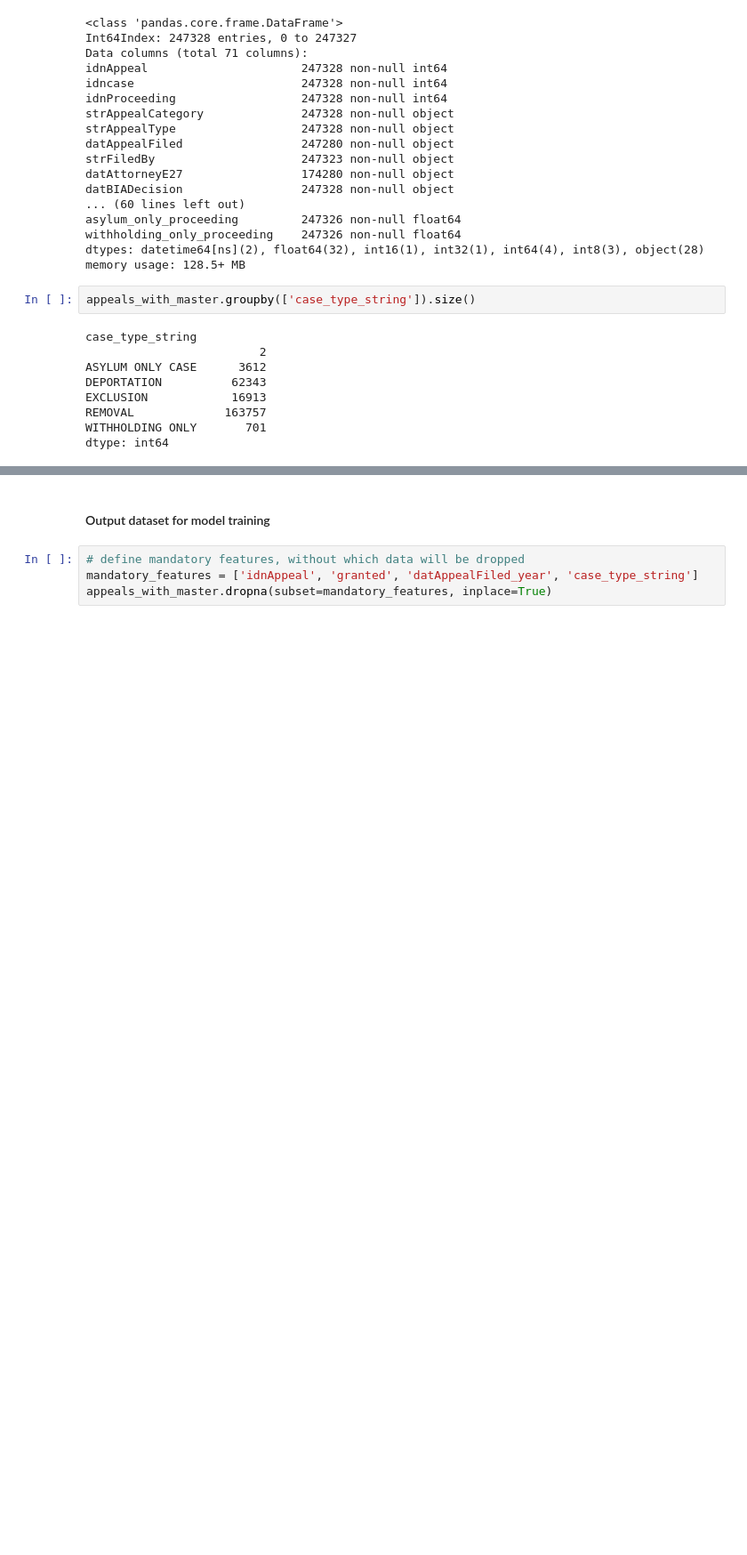
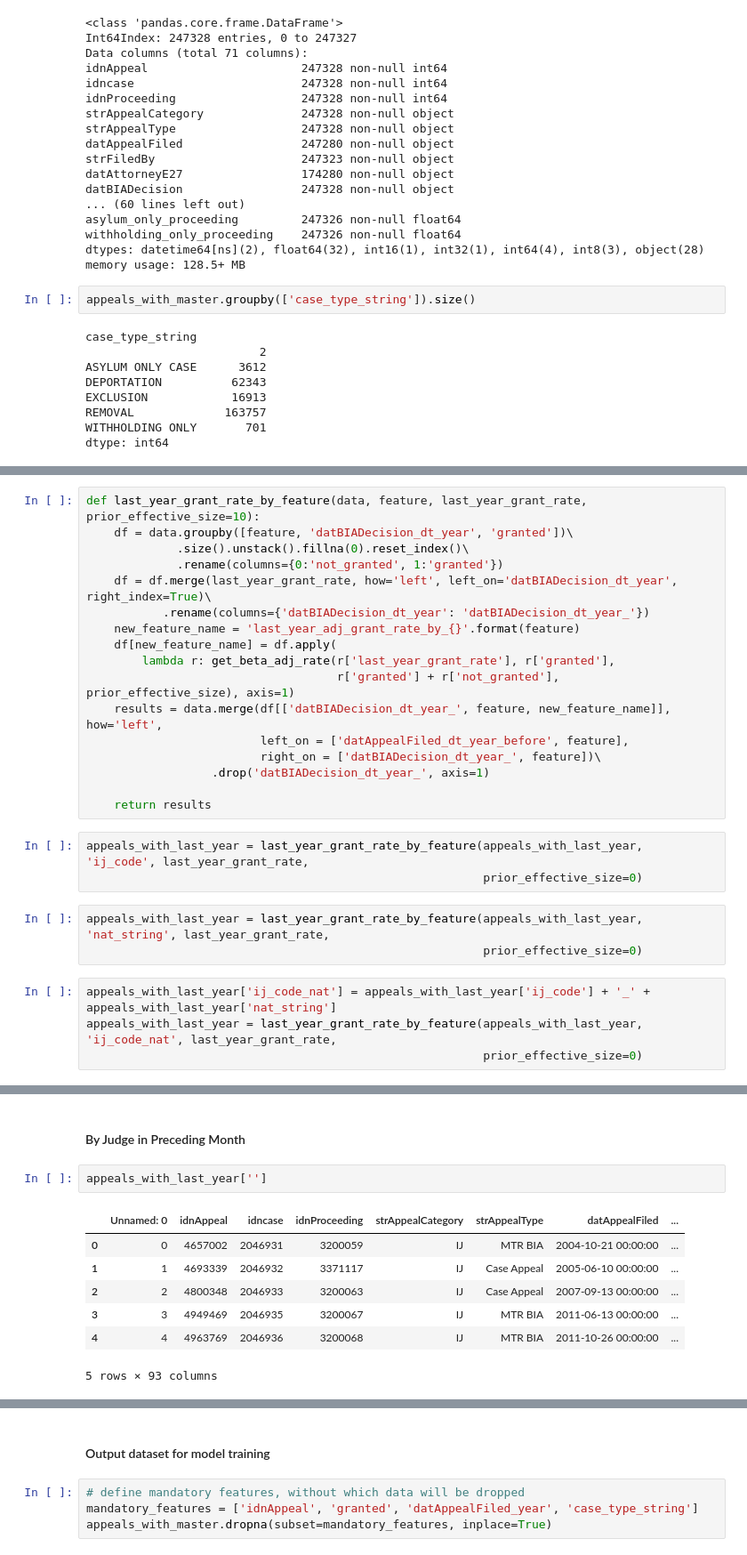
Before and after one commit to colinandrus/ml_course_project, a Jupyter notebook: notebooks/data_preparation.ipynb, the cells around one changed output, grey strips where cells are left out. Shown at 89% size. Saved outputs shown, nothing was run; the diff lists cells and outputs as text; blank space fills up the shorter version.

Commit message:
Changed Bayesian adjustment to accept prior effective sample size

```diff
--- a/notebooks/data_preparation.ipynb
+++ b/notebooks/data_preparation.ipynb
@@ -845,0 +1005,27 @@ dtype: int64
+# %%
+def last_year_grant_rate_by_feature(data, feature, last_year_grant_rate, prior_effective_size=10):
+    df = data.groupby([feature, 'datBIADecision_dt_year', 'granted'])\
+             .size().unstack().fillna(0).reset_index()\
+             .rename(columns={0:'not_granted', 1:'granted'})
+    df = df.merge(last_year_grant_rate, how='left', left_on='datBIADecision_dt_year', right_index=True)\
+           .rename(columns={'datBIADecision_dt_year': 'datBIADecision_dt_year_'})
+    new_feature_name = 'last_year_adj_grant_rate_by_{}'.format(feature)
+    df[new_feature_name] = df.apply(
+        lambda r: get_beta_adj_rate(r['last_year_grant_rate'], r['granted'],
+                                    r['granted'] + r['not_granted'], prior_effective_size), axis=1)
+    results = data.merge(df[['datBIADecision_dt_year_', feature, new_feature_name]], how='left',
+                         left_on = ['datAppealFiled_dt_year_before', feature],
+                         right_on = ['datBIADecision_dt_year_', feature])\
+                  .drop('datBIADecision_dt_year_', axis=1)
+
+    return results
+# %%
+appeals_with_last_year = last_year_grant_rate_by_feature(appeals_with_last_year, 'ij_code', last_year_grant_rate,
+                                                         prior_effective_size=0)
+# %%
+appeals_with_last_year = last_year_grant_rate_by_feature(appeals_with_last_year, 'nat_string', last_year_grant_rate,
+                                                         prior_effective_size=0)
+# %%
+appeals_with_last_year['ij_code_nat'] = appeals_with_last_year['ij_code'] + '_' + appeals_with_last_year['nat_string']
+appeals_with_last_year = last_year_grant_rate_by_feature(appeals_with_last_year, 'ij_code_nat', last_year_grant_rate,
+                                                         prior_effective_size=0)
@@ -845,0 +1055,12 @@ dtype: int64
+# %% [markdown]
+#### By Judge in Preceding Month
+# %%
+appeals_with_last_year['']
+# %% [output]
+|  | Unnamed: 0 | idnAppeal | idncase | idnProceeding | strAppealCategory | strAppealType | datAppealFiled | ... |
+| 0 | 0 | 4657002 | 2046931 | 3200059 | IJ | MTR BIA | 2004-10-21 00:00:00 | ... |
+| 1 | 1 | 4693339 | 2046932 | 3371117 | IJ | Case Appeal | 2005-06-10 00:00:00 | ... |
+| 2 | 2 | 4800348 | 2046933 | 3200063 | IJ | Case Appeal | 2007-09-13 00:00:00 | ... |
+| 3 | 3 | 4949469 | 2046935 | 3200067 | IJ | MTR BIA | 2011-06-13 00:00:00 | ... |
+| 4 | 4 | 4963769 | 2046936 | 3200068 | IJ | MTR BIA | 2011-10-26 00:00:00 | ... |
+5 rows × 93 columns
```
Also changed, not shown: parts of 41 cells of this notebook.
